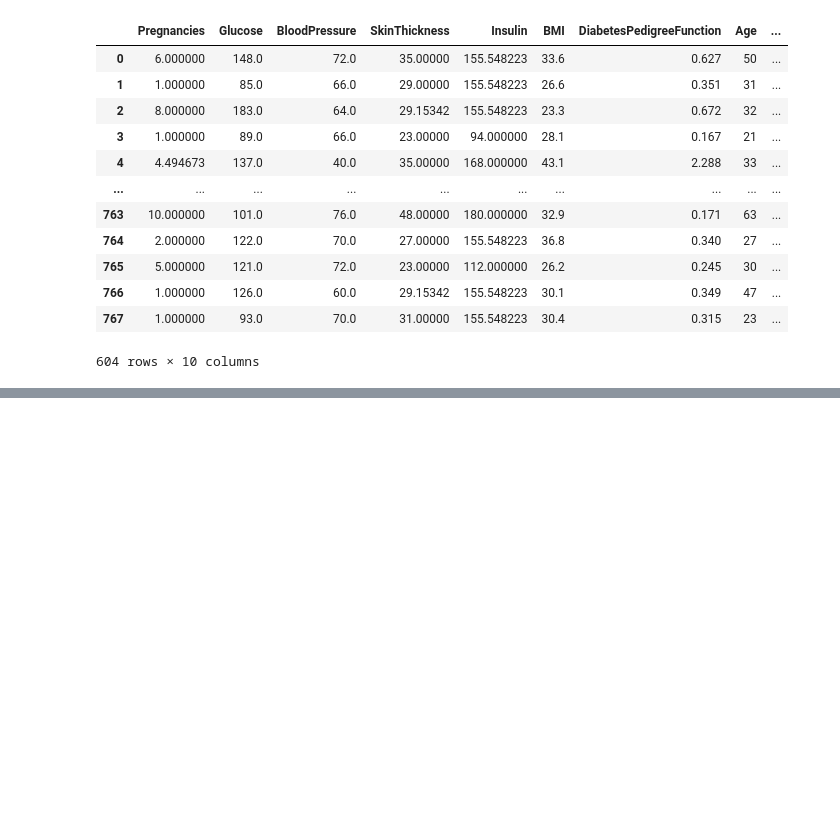
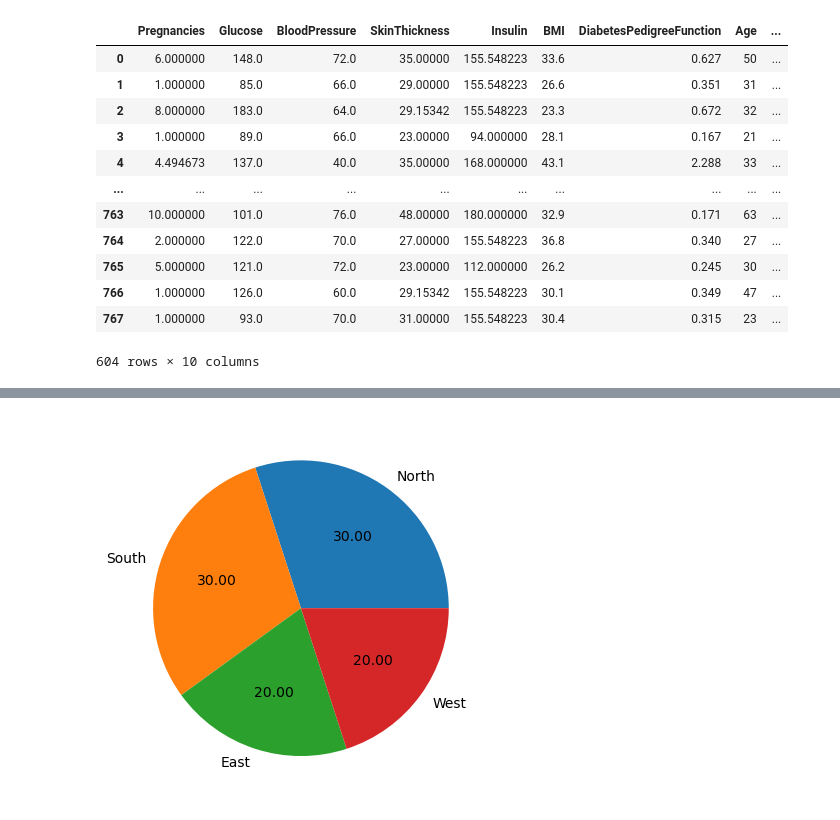
Before and after one commit to FarhanaSuci/DataMiningLab, a Jupyter notebook: Rough.ipynb, the cells around one changed output, grey strips where cells are left out. Saved outputs shown, nothing was run; the diff lists cells and outputs as text; code cells hidden in the pictures; blank space fills up the shorter version.

```diff
--- a/Rough.ipynb
+++ b/Rough.ipynb
@@ -1078,0 +1253,10 @@ no_outlier
+# %%
+data = {
+    "Product": ["A", "B", "A", "C", "B", "C", "A", "B", "C", "A"],
+    "Category": ["Electronics", "Furniture", "Electronics", "Toys", "Furniture", "Toys", "Electronics", "Furniture", "Toys", "Electronics"],
+    "Region": ["North", "South", "East", "West", "North", "South", "East", "West", "North", "South"],
+    "Sales": [250, 300, 150, 200, 175, 225, 275, 325, 125, 180],
+    "Profit": [20, 50, 30, 40, 25, 35, 15, 55, 45, 30]
+}
+# %%
+df=pd.DataFrame(data)
@@ -1078,0 +1277,5 @@ no_outlier
+# %%
+plt.pie(df.Region.value_counts(),labels=['North','South','East','West'],autopct='%.2f')
+plt.show()
+# %% [output]
+[figure, added]
```
Also changed, not shown: parts of 50 cells of this notebook, 1 other file.
